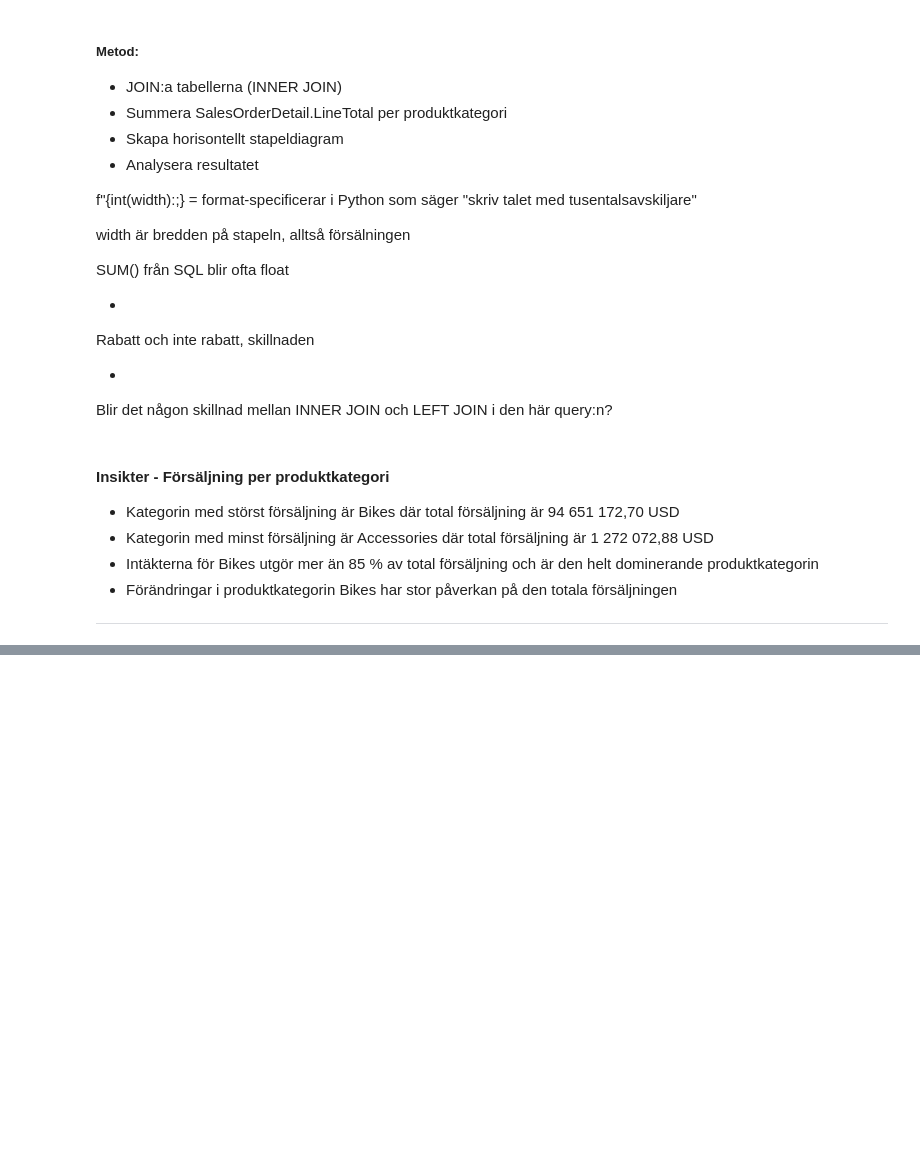
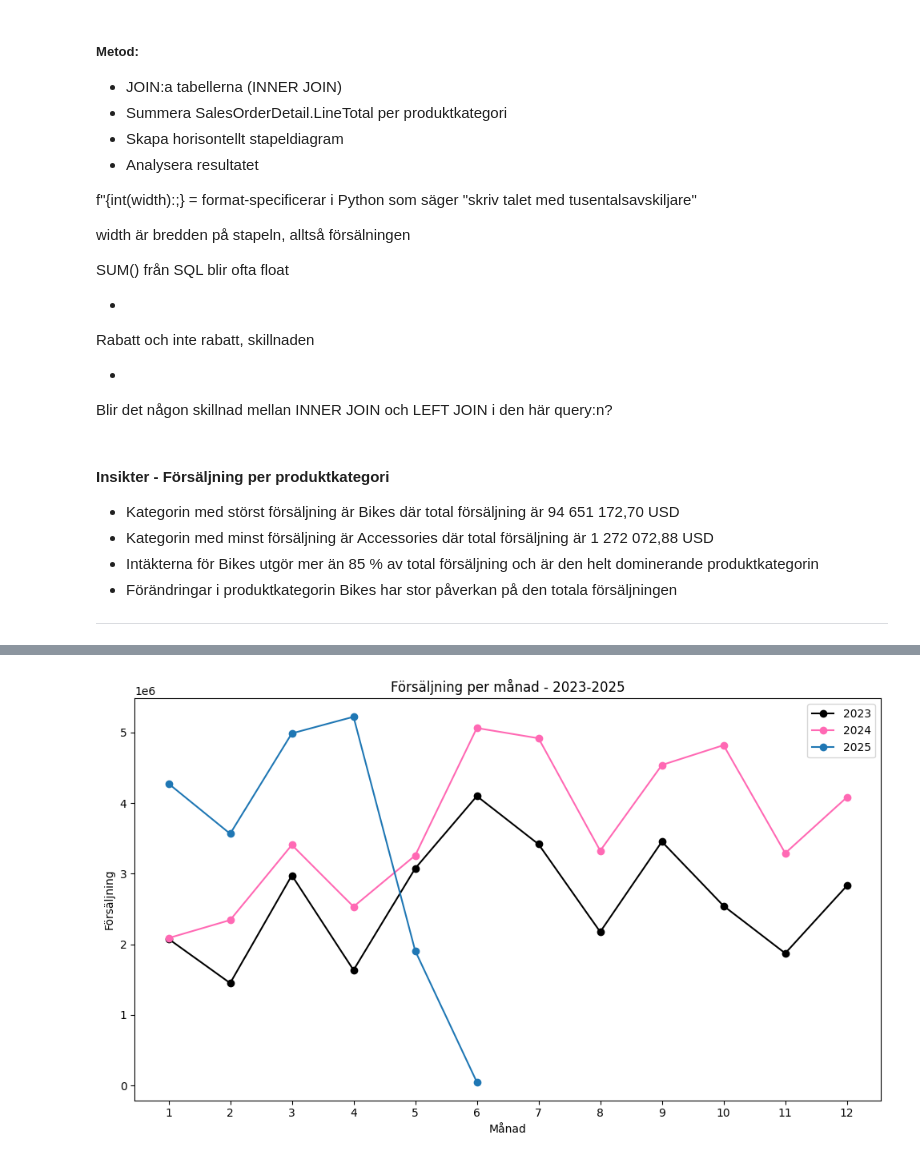
Before and after one commit to josefinoleryd/AdventureWorks_Sales_analysis, a Jupyter notebook: Rapport.ipynb, the cells around one changed output, grey strips where cells are left out. Cells and saved outputs as stored; diff of their text form; code cells hidden in the pictures; blank space fills up the shorter version.

```diff
--- a/Rapport.ipynb
+++ b/Rapport.ipynb
@@ -210,0 +219,58 @@ Blir det någon skillnad mellan INNER JOIN och LEFT JOIN i den här query:n?
+# %%
+query_vis3_2023 = """
+SELECT
+    MONTH(soh.OrderDate) AS OrderMonth,
+    SUM(soh.SubTotal) AS TotalRevenue
+FROM Sales.SalesOrderHeader AS soh
+WHERE soh.OrderDate >= '2023-01-01'
+    AND soh.OrderDate < '2024-01-01'
+GROUP BY
+    MONTH(soh.OrderDate)
+ORDER BY
+    OrderMonth
+"""
+
+query_vis3_2024 = """
+SELECT
+    MONTH(soh.OrderDate) AS OrderMonth,
+    SUM(soh.SubTotal) AS TotalRevenue
+FROM Sales.SalesOrderHeader AS soh
+WHERE soh.OrderDate >= '2024-01-01'
+    AND soh.OrderDate < '2025-01-01'
+GROUP BY
+    MONTH(soh.OrderDate)
+ORDER BY
+    OrderMonth
+"""
+
+query_vis3_2025 = """
+SELECT
+    MONTH(soh.OrderDate) AS OrderMonth,
+    SUM(soh.SubTotal) AS TotalRevenue
+FROM Sales.SalesOrderHeader AS soh
+WHERE soh.OrderDate >= '2025-01-01'
+    AND soh.OrderDate < '2026-01-01'
+GROUP BY
+    MONTH(soh.OrderDate)
+ORDER BY
+    OrderMonth
+"""
+
+df_vis3_2023 = query_df(query_vis3_2023)
+df_vis3_2024 = query_df(query_vis3_2024)
+df_vis3_2025 = query_df(query_vis3_2025)
+
+plt.figure(figsize=(10,6))
+
+plt.plot(df_vis3_2023["OrderMonth"], df_vis3_2023["TotalRevenue"], marker="o", label="2023", color="black")
+plt.plot(df_vis3_2024["OrderMonth"], df_vis3_2024["TotalRevenue"], marker="o", label="2024", color="hotpink")
+plt.plot(df_vis3_2025["OrderMonth"], df_vis3_2025["TotalRevenue"], marker="o", label="2025")
+
+plt.xlabel("Månad")
+plt.ylabel("Försäljning")
+plt.title("Försäljning per månad - 2023-2025")
+plt.xticks(range(1,13))
+plt.legend()
+plt.tight_layout()
+# %% [output]
+[figure, added]
```
Also changed, not shown: parts of 1 cell of this notebook, 2 other files.
